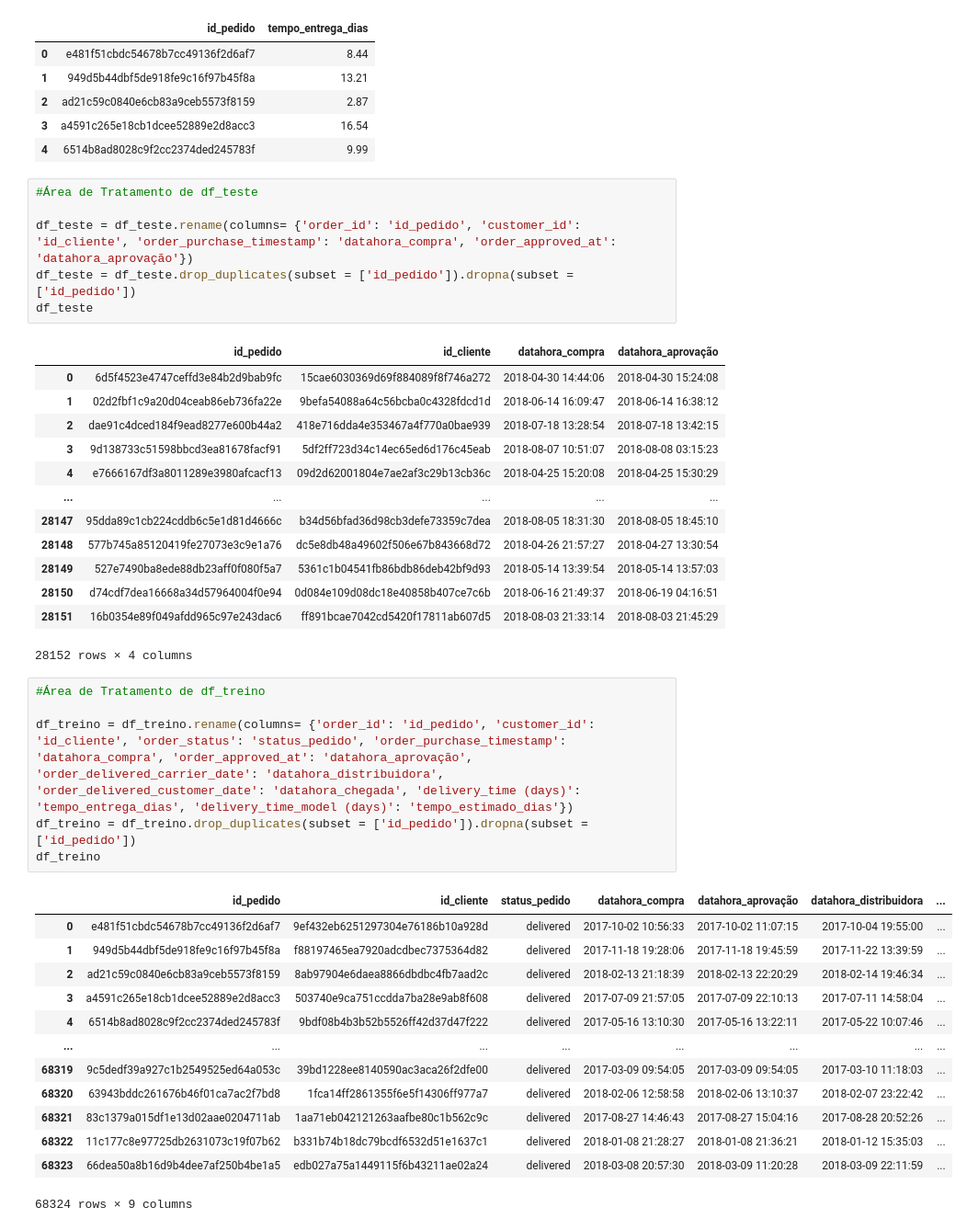
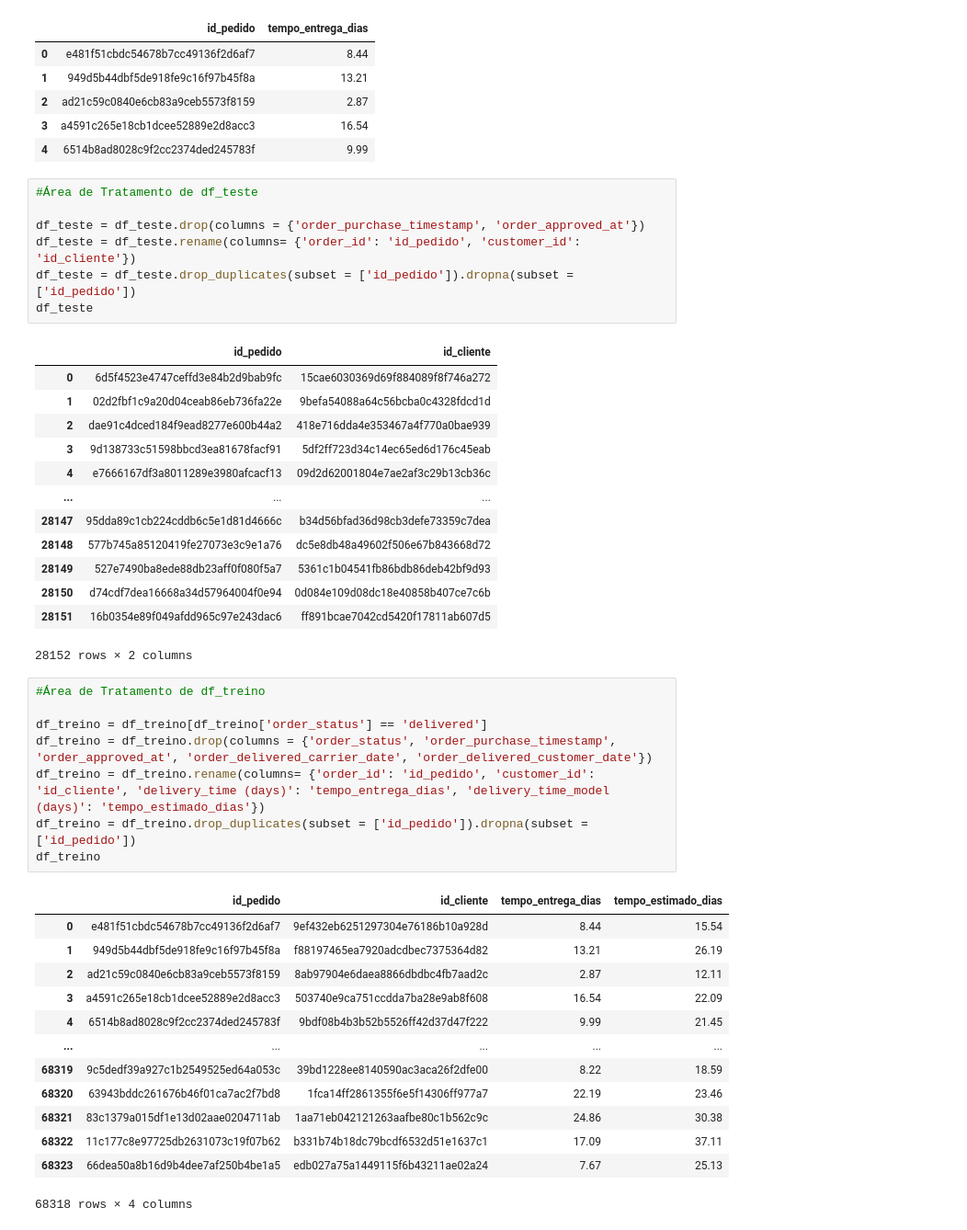
Before and after one commit to madusagii/Z-O, a Jupyter notebook: z-o.ipynb, the cells around one changed output. Shown at 92% size. Saved outputs shown, nothing was run; the diff lists cells and outputs as text.

Commit message:
Finalização dos Merges e Criação de df_pedidos

```diff
--- a/z-o.ipynb
+++ b/z-o.ipynb
@@ -211,40 +217,43 @@ df_sample
 # %%
 #Área de Tratamento de df_teste
 
-df_teste = df_teste.rename(columns= {'order_id': 'id_pedido', 'customer_id': 'id_cliente', 'order_purchase_timestamp': 'datahora_compra', 'order_approved_at': 'datahora_aprovação'})
+df_teste = df_teste.drop(columns = {'order_purchase_timestamp', 'order_approved_at'})
+df_teste = df_teste.rename(columns= {'order_id': 'id_pedido', 'customer_id': 'id_cliente'})
 df_teste = df_teste.drop_duplicates(subset = ['id_pedido']).dropna(subset = ['id_pedido'])
 df_teste
 # %% [output]
-|  | id_pedido | id_cliente | datahora_compra | datahora_aprovação |
-| 0 | 6d5f4523e4747ceffd3e84b2d9bab9fc | 15cae6030369d69f884089f8f746a272 | 2018-04-30 14:44:06 | 2018-04-30 15:24:08 |
-| 1 | 02d2fbf1c9a20d04ceab86eb736fa22e | 9befa54088a64c56bcba0c4328fdcd1d | 2018-06-14 16:09:47 | 2018-06-14 16:38:12 |
-| 2 | dae91c4dced184f9ead8277e600b44a2 | 418e716dda4e353467a4f770a0bae939 | 2018-07-18 13:28:54 | 2018-07-18 13:42:15 |
-| 3 | 9d138733c51598bbcd3ea81678facf91 | 5df2ff723d34c14ec65ed6d176c45eab | 2018-08-07 10:51:07 | 2018-08-08 03:15:23 |
-| 4 | e7666167df3a8011289e3980afcacf13 | 09d2d62001804e7ae2af3c29b13cb36c | 2018-04-25 15:20:08 | 2018-04-25 15:30:29 |
-| ... | ... | ... | ... | ... |
-| 28147 | 95dda89c1cb224cddb6c5e1d81d4666c | b34d56bfad36d98cb3defe73359c7dea | 2018-08-05 18:31:30 | 2018-08-05 18:45:10 |
-| 28148 | 577b745a85120419fe27073e3c9e1a76 | dc5e8db48a49602f506e67b843668d72 | 2018-04-26 21:57:27 | 2018-04-27 13:30:54 |
-| 28149 | 527e7490ba8ede88db23aff0f080f5a7 | 5361c1b04541fb86bdb86deb42bf9d93 | 2018-05-14 13:39:54 | 2018-05-14 13:57:03 |
-| 28150 | d74cdf7dea16668a34d57964004f0e94 | 0d084e109d08dc18e40858b407ce7c6b | 2018-06-16 21:49:37 | 2018-06-19 04:16:51 |
-| 28151 | 16b0354e89f049afdd965c97e243dac6 | ff891bcae7042cd5420f17811ab607d5 | 2018-08-03 21:33:14 | 2018-08-03 21:45:29 |
+|  | id_pedido | id_cliente |
+| 0 | 6d5f4523e4747ceffd3e84b2d9bab9fc | 15cae6030369d69f884089f8f746a272 |
+| 1 | 02d2fbf1c9a20d04ceab86eb736fa22e | 9befa54088a64c56bcba0c4328fdcd1d |
+| 2 | dae91c4dced184f9ead8277e600b44a2 | 418e716dda4e353467a4f770a0bae939 |
+| 3 | 9d138733c51598bbcd3ea81678facf91 | 5df2ff723d34c14ec65ed6d176c45eab |
+| 4 | e7666167df3a8011289e3980afcacf13 | 09d2d62001804e7ae2af3c29b13cb36c |
+| ... | ... | ... |
+| 28147 | 95dda89c1cb224cddb6c5e1d81d4666c | b34d56bfad36d98cb3defe73359c7dea |
+| 28148 | 577b745a85120419fe27073e3c9e1a76 | dc5e8db48a49602f506e67b843668d72 |
+| 28149 | 527e7490ba8ede88db23aff0f080f5a7 | 5361c1b04541fb86bdb86deb42bf9d93 |
+| 28150 | d74cdf7dea16668a34d57964004f0e94 | 0d084e109d08dc18e40858b407ce7c6b |
+| 28151 | 16b0354e89f049afdd965c97e243dac6 | ff891bcae7042cd5420f17811ab607d5 |
-28152 rows × 4 columns
+28152 rows × 2 columns
 # %%
 #Área de Tratamento de df_treino
 
-df_treino = df_treino.rename(columns= {'order_id': 'id_pedido', 'customer_id': 'id_cliente', 'order_status': 'status_pedido', 'order_purchase_timestamp': 'datahora_compra', 'order_approved_at': 'datahora_aprovação', 'order_delivered_carrier_date': 'datahora_distribuidora', 'order_delivered_customer_date': 'datahora_chegada', 'delivery_time (days)': 'tempo_entrega_dias', 'delivery_time_model (days)': 'tempo_estimado_dias'})
+df_treino = df_treino[df_treino['order_status'] == 'delivered']
+df_treino = df_treino.drop(columns = {'order_status', 'order_purchase_timestamp', 'order_approved_at', 'order_delivered_carrier_date', 'order_delivered_customer_date'})
+df_treino = df_treino.rename(columns= {'order_id': 'id_pedido', 'customer_id': 'id_cliente', 'delivery_time (days)': 'tempo_entrega_dias', 'delivery_time_model (days)': 'tempo_estimado_dias'})
 df_treino = df_treino.drop_duplicates(subset = ['id_pedido']).dropna(subset = ['id_pedido'])
 df_treino
 # %% [output]
-|  | id_pedido | id_cliente | status_pedido | datahora_compra | datahora_aprovação | datahora_distribuidora | ... |
-| 0 | e481f51cbdc54678b7cc49136f2d6af7 | 9ef432eb6251297304e76186b10a928d | delivered | 2017-10-02 10:56:33 | 2017-10-02 11:07:15 | 2017-10-04 19:55:00 | ... |
-| 1 | 949d5b44dbf5de918fe9c16f97b45f8a | f88197465ea7920adcdbec7375364d82 | delivered | 2017-11-18 19:28:06 | 2017-11-18 19:45:59 | 2017-11-22 13:39:59 | ... |
-| 2 | ad21c59c0840e6cb83a9ceb5573f8159 | 8ab97904e6daea8866dbdbc4fb7aad2c | delivered | 2018-02-13 21:18:39 | 2018-02-13 22:20:29 | 2018-02-14 19:46:34 | ... |
-| 3 | a4591c265e18cb1dcee52889e2d8acc3 | 503740e9ca751ccdda7ba28e9ab8f608 | delivered | 2017-07-09 21:57:05 | 2017-07-09 22:10:13 | 2017-07-11 14:58:04 | ... |
-| 4 | 6514b8ad8028c9f2cc2374ded245783f | 9bdf08b4b3b52b5526ff42d37d47f222 | delivered | 2017-05-16 13:10:30 | 2017-05-16 13:22:11 | 2017-05-22 10:07:46 | ... |
-| ... | ... | ... | ... | ... | ... | ... | ... |
-| 68319 | 9c5dedf39a927c1b2549525ed64a053c | 39bd1228ee8140590ac3aca26f2dfe00 | delivered | 2017-03-09 09:54:05 | 2017-03-09 09:54:05 | 2017-03-10 11:18:03 | ... |
-| 68320 | 63943bddc261676b46f01ca7ac2f7bd8 | 1fca14ff2861355f6e5f14306ff977a7 | delivered | 2018-02-06 12:58:58 | 2018-02-06 13:10:37 | 2018-02-07 23:22:42 | ... |
-| 68321 | 83c1379a015df1e13d02aae0204711ab | 1aa71eb042121263aafbe80c1b562c9c | delivered | 2017-08-27 14:46:43 | 2017-08-27 15:04:16 | 2017-08-28 20:52:26 | ... |
-| 68322 | 11c177c8e97725db2631073c19f07b62 | b331b74b18dc79bcdf6532d51e1637c1 | delivered | 2018-01-08 21:28:27 | 2018-01-08 21:36:21 | 2018-01-12 15:35:03 | ... |
-| 68323 | 66dea50a8b16d9b4dee7af250b4be1a5 | edb027a75a1449115f6b43211ae02a24 | delivered | 2018-03-08 20:57:30 | 2018-03-09 11:20:28 | 2018-03-09 22:11:59 | ... |
+|  | id_pedido | id_cliente | tempo_entrega_dias | tempo_estimado_dias |
+| 0 | e481f51cbdc54678b7cc49136f2d6af7 | 9ef432eb6251297304e76186b10a928d | 8.44 | 15.54 |
+| 1 | 949d5b44dbf5de918fe9c16f97b45f8a | f88197465ea7920adcdbec7375364d82 | 13.21 | 26.19 |
+| 2 | ad21c59c0840e6cb83a9ceb5573f8159 | 8ab97904e6daea8866dbdbc4fb7aad2c | 2.87 | 12.11 |
+| 3 | a4591c265e18cb1dcee52889e2d8acc3 | 503740e9ca751ccdda7ba28e9ab8f608 | 16.54 | 22.09 |
+| 4 | 6514b8ad8028c9f2cc2374ded245783f | 9bdf08b4b3b52b5526ff42d37d47f222 | 9.99 | 21.45 |
+| ... | ... | ... | ... | ... |
+| 68319 | 9c5dedf39a927c1b2549525ed64a053c | 39bd1228ee8140590ac3aca26f2dfe00 | 8.22 | 18.59 |
+| 68320 | 63943bddc261676b46f01ca7ac2f7bd8 | 1fca14ff2861355f6e5f14306ff977a7 | 22.19 | 23.46 |
+| 68321 | 83c1379a015df1e13d02aae0204711ab | 1aa71eb042121263aafbe80c1b562c9c | 24.86 | 30.38 |
+| 68322 | 11c177c8e97725db2631073c19f07b62 | b331b74b18dc79bcdf6532d51e1637c1 | 17.09 | 37.11 |
+| 68323 | 66dea50a8b16d9b4dee7af250b4be1a5 | edb027a75a1449115f6b43211ae02a24 | 7.67 | 25.13 |
-68324 rows × 9 columns
+68318 rows × 4 columns
```
Also changed, not shown: parts of 11 cells of this notebook.
